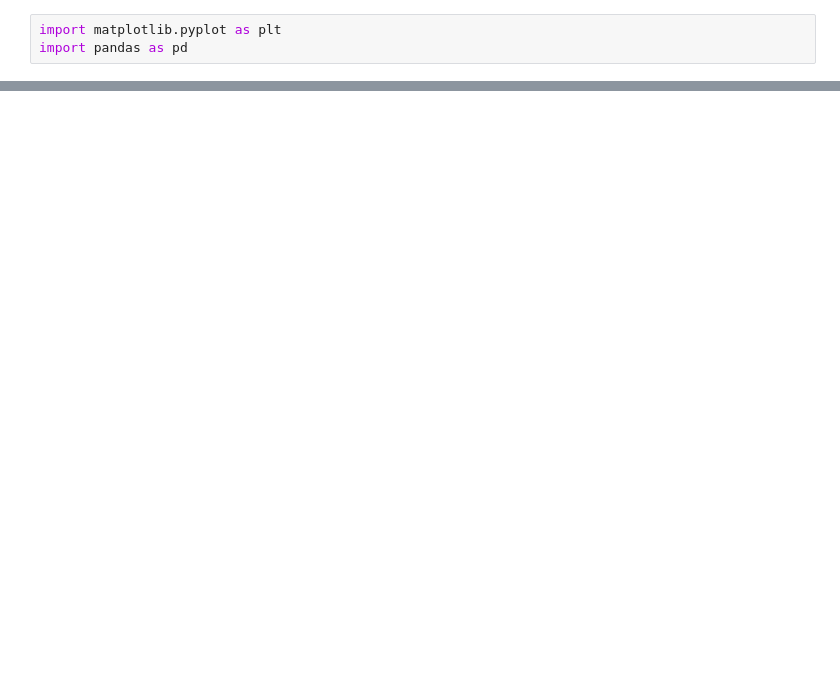
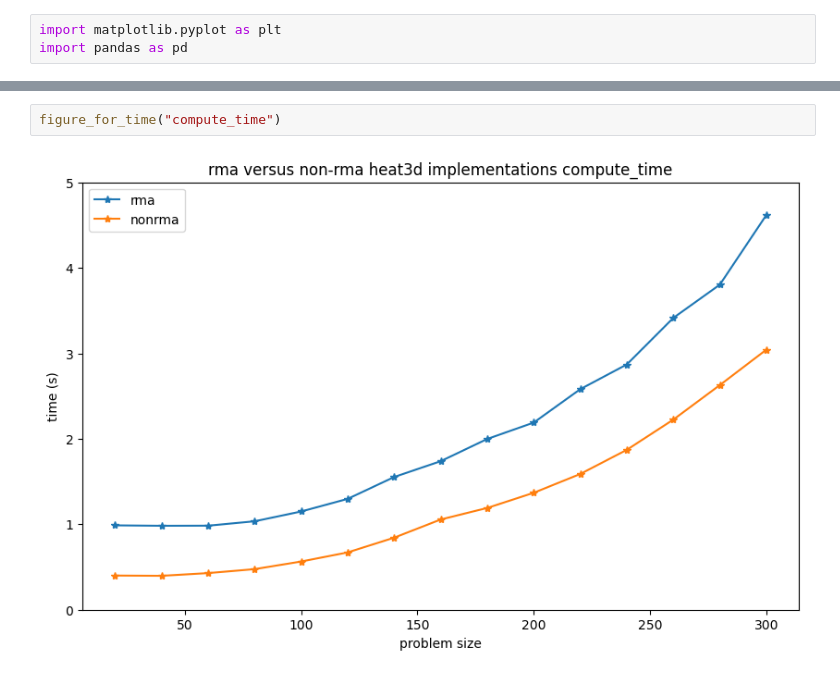
Before and after one commit to DSMishler/SANDIA-jupyterlite, a Jupyter notebook: content/heat3d_vis/heat3d_vis.ipynb, the cells around one changed output, grey strips where cells are left out. Saved outputs shown, nothing was run; the diff lists cells and outputs as text; blank space fills up the shorter version.

```diff
--- a/content/heat3d_vis/heat3d_vis.ipynb
+++ b/content/heat3d_vis/heat3d_vis.ipynb
@@ -26,0 +33,4 @@ plt.show()
+# %%
+figure_for_time("compute_time")
+# %% [output]
+[figure, added]
```
Also changed, not shown: parts of 7 cells of this notebook.
